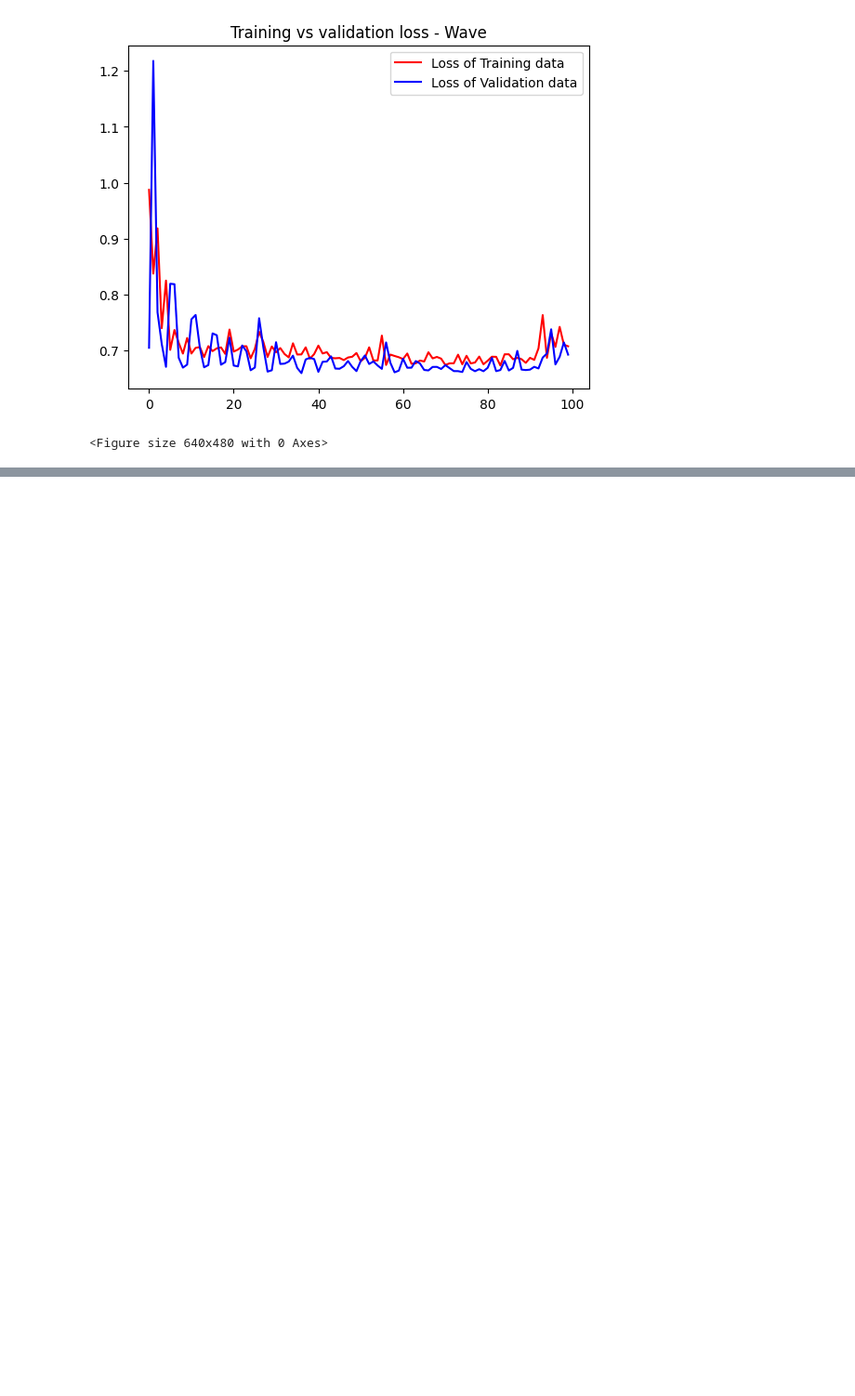
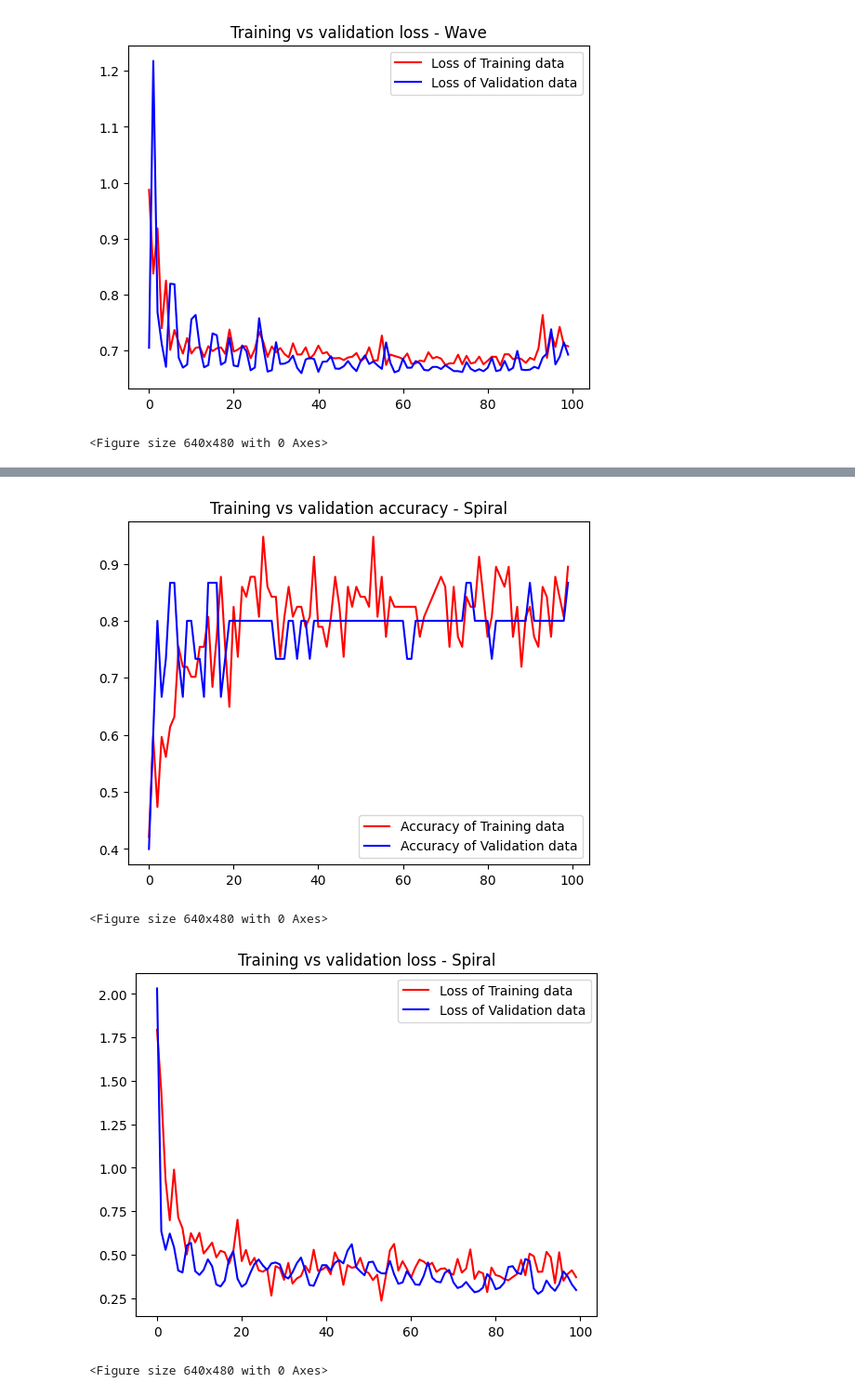
Before and after one commit to AmanSanatan/HeyDoc, a Jupyter notebook: Model/parkinson_model.ipynb, the cells around one changed output, grey strips where cells are left out. Shown: that part at 93% size. Cells and saved outputs as stored; diff of their text form; code cells hidden in the pictures; blank space fills up the shorter version.

Commit message:
tried inception net

```diff
--- a/Model/parkinson_model.ipynb
+++ b/Model/parkinson_model.ipynb
@@ -378,3 +383,9 @@ plt.show()
 <Figure size 640x480 with 0 Axes>
 [figure]
 <Figure size 640x480 with 0 Axes>
+# %%
+pretrained_model5 = tf.keras.applications.InceptionResNetV2(input_shape=(100,100,3),include_top=False,weights='imagenet',pooling='avg')
+pretrained_model5.trainable = False
+
+pretrained_model6 = tf.keras.applications.InceptionResNetV2(input_shape=(100,100,3),include_top=False,weights='imagenet',pooling='avg')
+pretrained_model6.trainable = False
@@ -380,0 +395,16 @@ plt.show()
+# %%
+inputs5 = pretrained_model5.input
+x5 = tf.keras.layers.Dense(128,activation='relu')(pretrained_model5.output)
+outputs5 = tf.keras.layers.Dense(2,activation='softmax')(x5)
+model5 = tf.keras.Model(inputs=inputs5, outputs=outputs5)
+
+inputs6 = pretrained_model6.input
+x6 = tf.keras.layers.Dense(128,activation='relu')(pretrained_model6.output)
+outputs6 = tf.keras.layers.Dense(2,activation='softmax')(x6)
+model6 = tf.keras.Model(inputs=inputs6, outputs=outputs6)
+# %%
+model5.compile(optimizer='adam',loss='categorical_crossentropy',metrics=['accuracy'])
+model6.compile(optimizer='adam',loss='categorical_crossentropy',metrics=['accuracy'])
+# %%
+sp_5=model5.fit(datagen.flow(trainx_sp,trainy_sp,batch_size=32),validation_data=(validx_sp,validy_sp),epochs=100)
+wa_6=model6.fit(datagen.flow(trainx_wa,trainy_wa,batch_size=32),validation_data=(validx_wa,validy_wa),epochs=100)
@@ -380,0 +459,25 @@ plt.show()
+# %%
+get_acc5 = sp_5.history['accuracy']
+value_acc5 = sp_5.history['val_accuracy']
+get_loss5 = sp_5.history['loss']
+validation_loss5 = sp_5.history['val_loss']
+
+epochs5 = range(len(get_acc5))
+plt.plot(epochs5, get_acc5, 'r',label='Accuracy of Training data')
+plt.plot(epochs5, value_acc5, 'b',label='Accuracy of Validation data')
+plt.title("Training vs validation accuracy - Spiral")
+plt.legend(loc=0)
+plt.figure()
+plt.show()
+epochs5 = range(len(get_loss5))
+plt.plot(epochs5, get_loss5, 'r',label='Loss of Training data')
+plt.plot(epochs5, validation_loss5, 'b',label='Loss of Validation data')
+plt.title("Training vs validation loss - Spiral")
+plt.legend(loc=0)
+plt.figure()
+plt.show()
+# %% [output]
+[figure, added]
+<Figure size 640x480 with 0 Axes>
+[figure, added]
+<Figure size 640x480 with 0 Axes>
```
Also changed, not shown: parts of 8 cells of this notebook.
